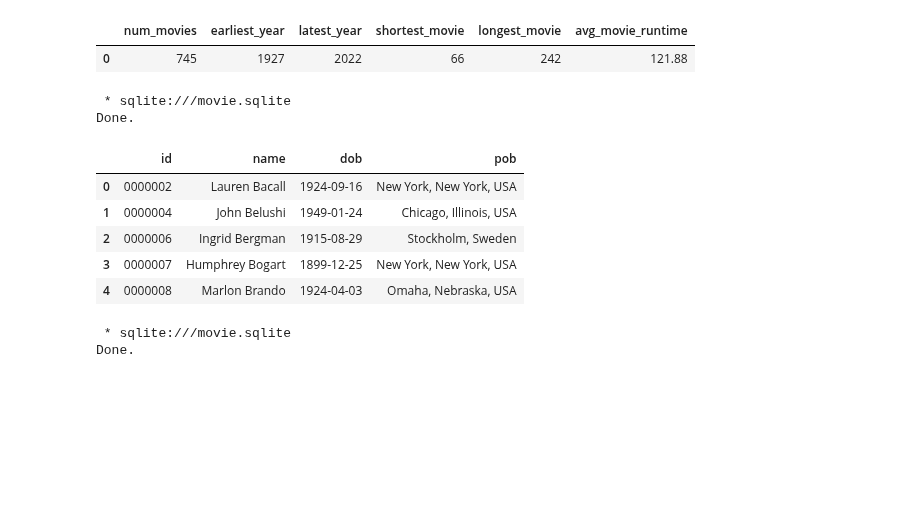
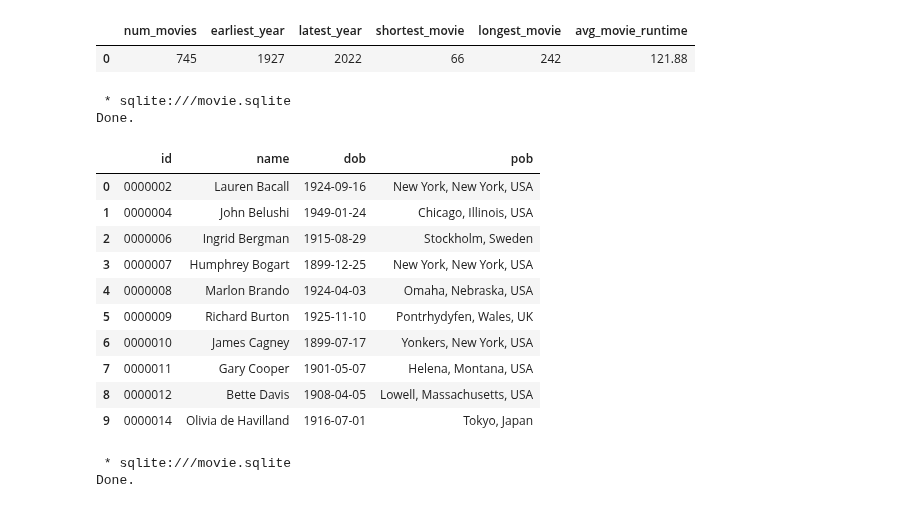
Before and after one commit to brendanpshea/database_sql, a Jupyter notebook: Database_03_Joins_Sets_SQL.ipynb, the cells around one changed output. Drawn from its saved outputs; the diff is of its cells as text; code cells hidden in the pictures; blank space fills up the shorter version.

```diff
--- a/Database_03_Joins_Sets_SQL.ipynb
+++ b/Database_03_Joins_Sets_SQL.ipynb
@@ -246,17 +248,22 @@ Done.
 # %%
 %%sql
 SELECT *
 FROM Person
-LIMIT 5;
+LIMIT 10;
 # %% [output]
  * sqlite:///movie.sqlite
 Done.
 |  | id | name | dob | pob |
 | 0 | 0000002 | Lauren Bacall | 1924-09-16 | New York, New York, USA |
 | 1 | 0000004 | John Belushi | 1949-01-24 | Chicago, Illinois, USA |
 | 2 | 0000006 | Ingrid Bergman | 1915-08-29 | Stockholm, Sweden |
 | 3 | 0000007 | Humphrey Bogart | 1899-12-25 | New York, New York, USA |
 | 4 | 0000008 | Marlon Brando | 1924-04-03 | Omaha, Nebraska, USA |
+| 5 | 0000009 | Richard Burton | 1925-11-10 | Pontrhydyfen, Wales, UK |
+| 6 | 0000010 | James Cagney | 1899-07-17 | Yonkers, New York, USA |
+| 7 | 0000011 | Gary Cooper | 1901-05-07 | Helena, Montana, USA |
+| 8 | 0000012 | Bette Davis | 1908-04-05 | Lowell, Massachusetts, USA |
+| 9 | 0000014 | Olivia de Havilland | 1916-07-01 | Tokyo, Japan |
 # %%
 %%sql
 -- Number of disticnt people
```
Also changed, not shown: parts of 6 cells of this notebook.
